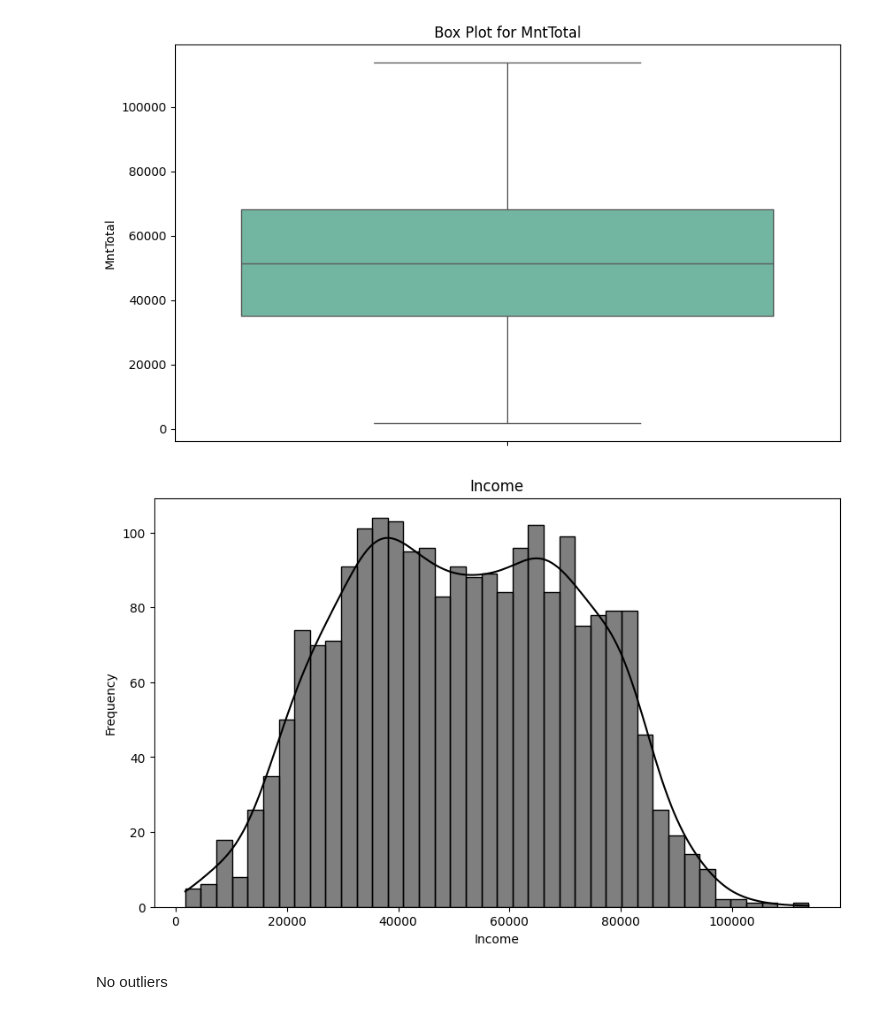
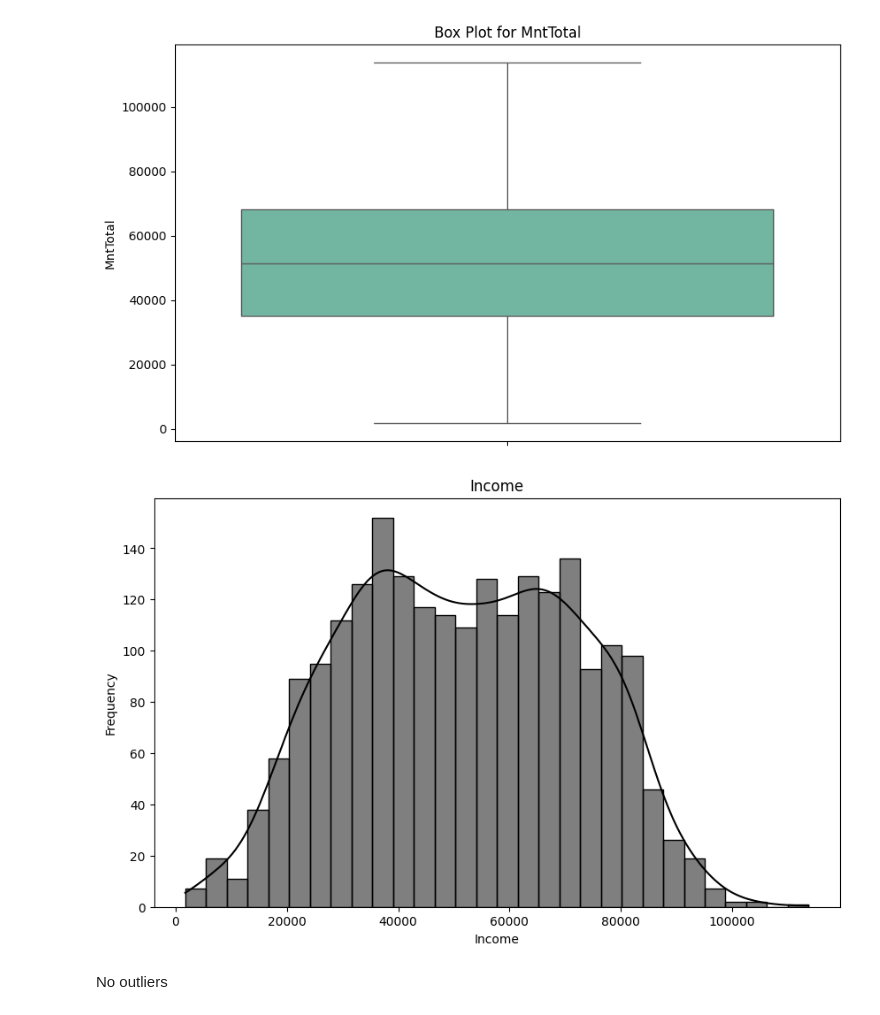
Before and after one commit to dpschauhan/Oasis-Infobyte---Data-Analysis--, a Jupyter notebook: Customer Segmentation/customer_segmentation.ipynb, the cells around one changed output. Saved outputs shown, nothing was run; the diff lists cells and outputs as text; code cells hidden in the pictures.

```diff
--- a/Customer Segmentation/customer_segmentation.ipynb
+++ b/Customer Segmentation/customer_segmentation.ipynb
@@ -247,12 +247,12 @@ plt.show()
 [figure]
 # %%
 plt.figure(figsize=(10, 6))
-sns.histplot(data=data, x='Income',color='black',bins = 40, kde= True)
+sns.histplot(data=data, x='Income',color='black',bins = 30, kde= True)
 plt.title('Income')
 plt.ylabel('Frequency')
 plt.show()
 # %% [output]
-[figure, old version]
+[figure, new version]
 # %% [markdown]
 No outliers
 # %%
```
Also changed, not shown: parts of 38 cells of this notebook.
